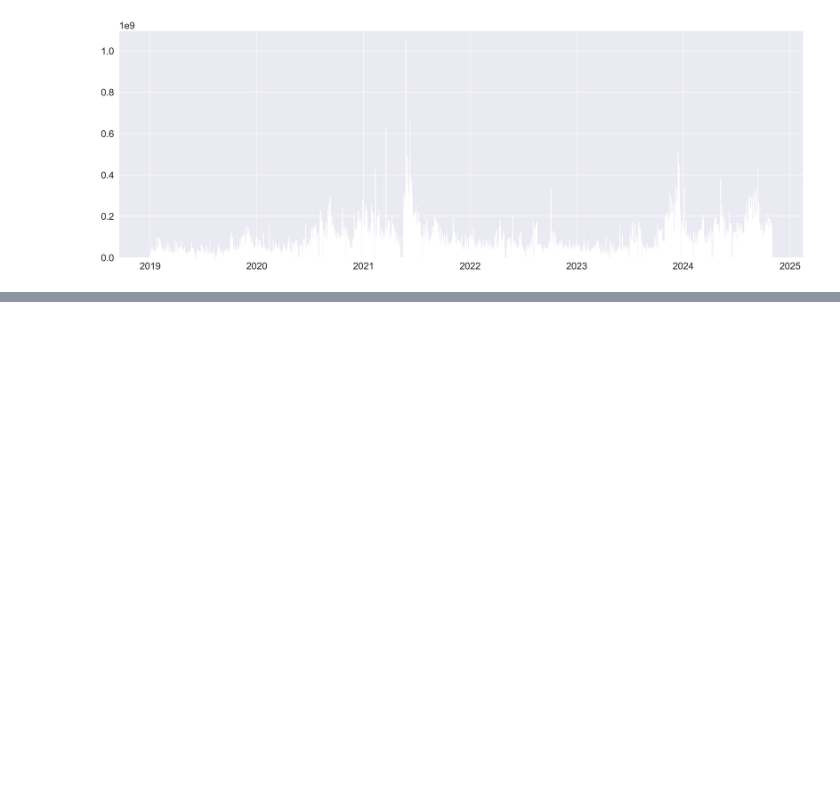
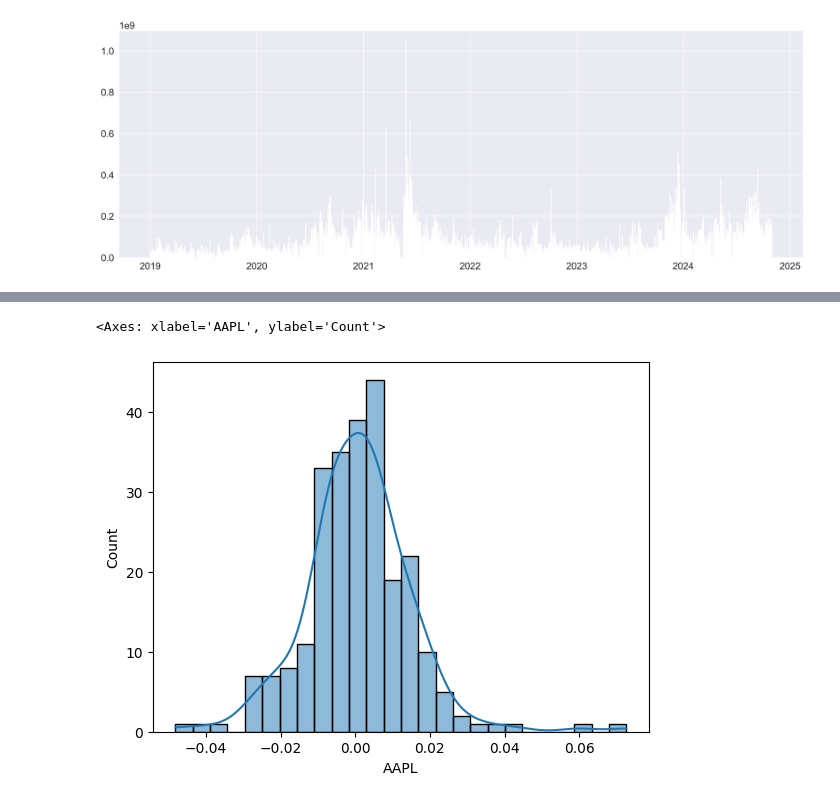
Before and after one commit to raza141/fund_tracker_psx, a Jupyter notebook: main.ipynb, the cells around one changed output, grey strips where cells are left out. Cells and saved outputs as stored; diff of their text form; code cells hidden in the pictures; blank space fills up the shorter version.

```diff
--- a/main.ipynb
+++ b/main.ipynb
@@ -127,0 +298,5 @@ raw_stock_dir = Path(STOCKS_DIR)
+# %%
+sns.histplot(data['META'].pct_change().dropna(), kde=True)
+# %% [output]
+<Axes: xlabel='AAPL', ylabel='Count'>
+[figure, added]
```
Also changed, not shown: parts of 43 cells of this notebook, 5 other files.
